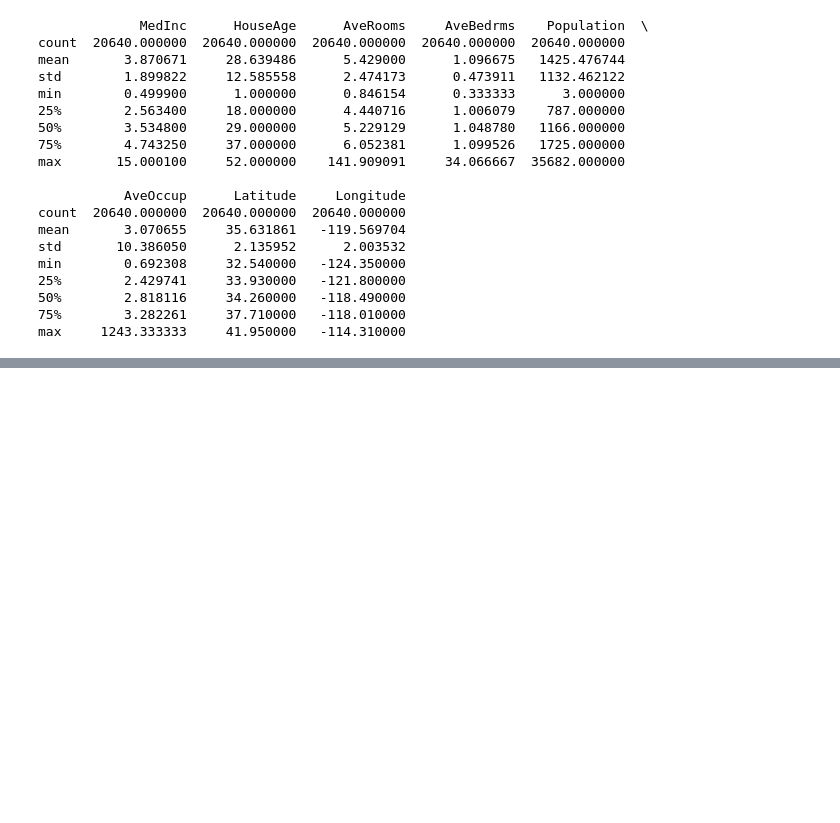
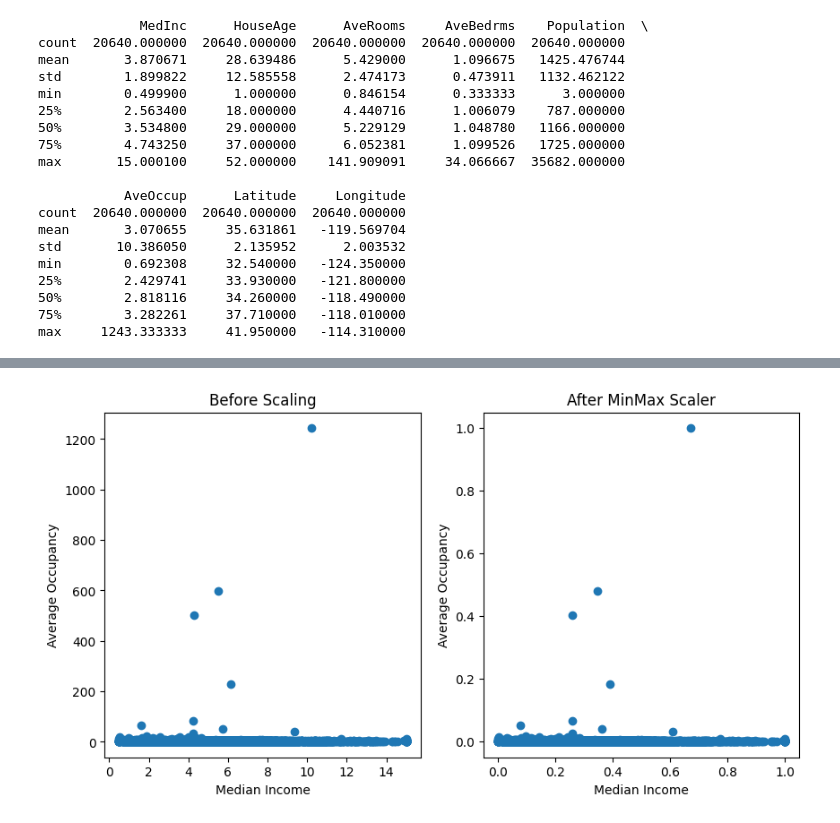
Before and after one commit to ClaranceLGS/EN315-Pattern-Recognition, a Jupyter notebook: Lecture 2/lec2.ipynb, the cells around one changed output, grey strips where cells are left out. Cells and saved outputs as stored; diff of their text form; code cells hidden in the pictures; blank space fills up the shorter version.

```diff
--- a/Lecture 2/lec2.ipynb
+++ b/Lecture 2/lec2.ipynb
@@ -31,3 +31,10 @@ min        0.692308     32.540000   -124.350000
 50%        2.818116     34.260000   -118.490000
 75%        3.282261     37.710000   -118.010000
 max     1243.333333     41.950000   -114.310000
+# %%
+# MinMaxScaler
+from sklearn.preprocessing import MinMaxScaler
+scalar = MinMaxScaler()
+df_scaled = scalar.fit_transform(df)
+df_scaled = pd.DataFrame(df_scaled, columns=df.columns)
+print(df_scaled.describe())
@@ -33,0 +61,17 @@ max     1243.333333     41.950000   -114.310000
+# %%
+# Plotting Average Occupancy vs Median Income before and after MinMaxScaler
+import matplotlib.pyplot as plt
+plt.figure(figsize=(10, 5))
+plt.subplot(1, 2, 1)
+plt.scatter(df['MedInc'], df['AveOccup'])
+plt.xlabel('Median Income')
+plt.ylabel('Average Occupancy')
+plt.title('Before Scaling')
+plt.subplot(1, 2, 2)
+plt.scatter(df_scaled['MedInc'], df_scaled['AveOccup'])
+plt.xlabel('Median Income')
+plt.ylabel('Average Occupancy')
+plt.title('After MinMax Scaler')
+plt.show()
+# %% [output]
+[figure, added]
```
Also changed, not shown: parts of 5 cells of this notebook.
